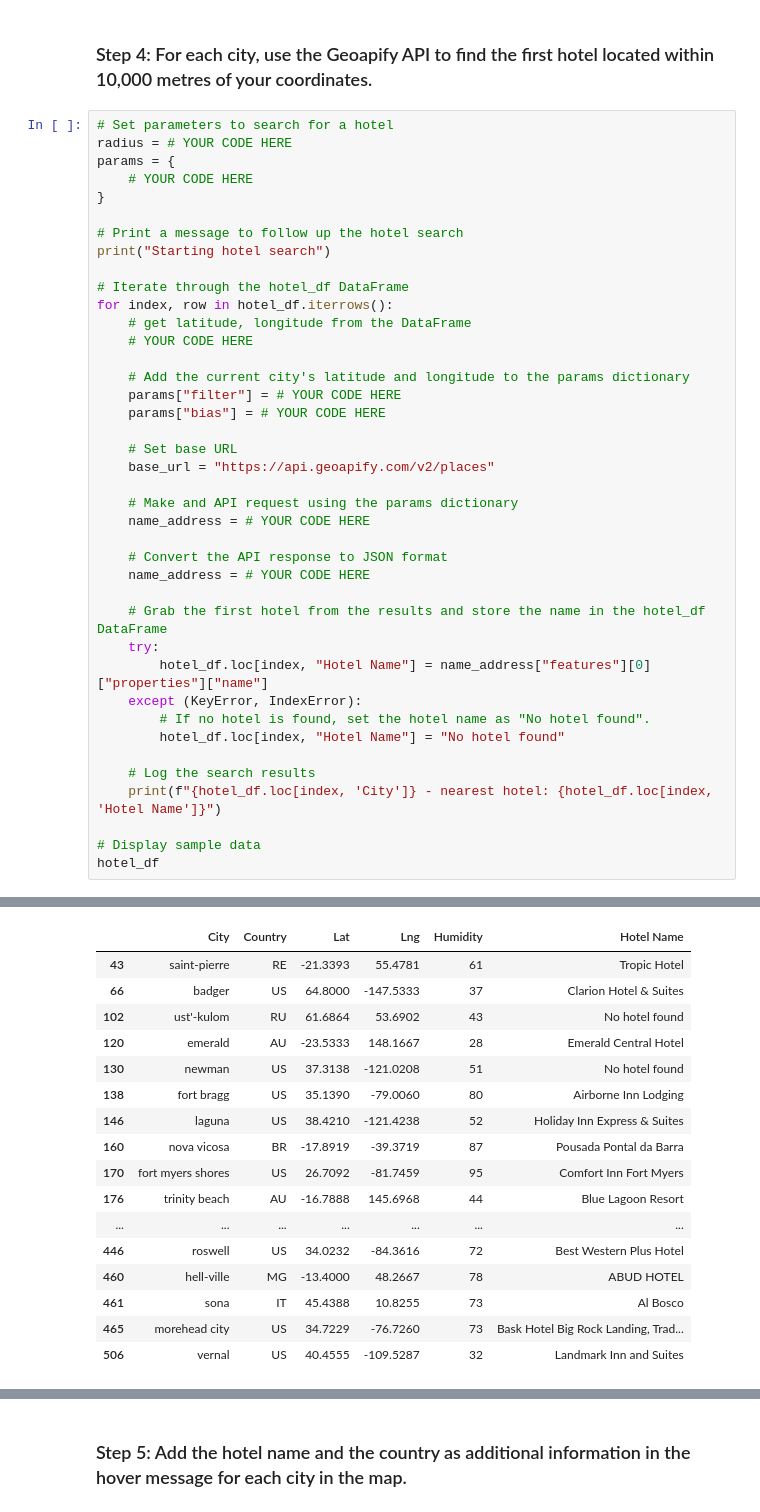
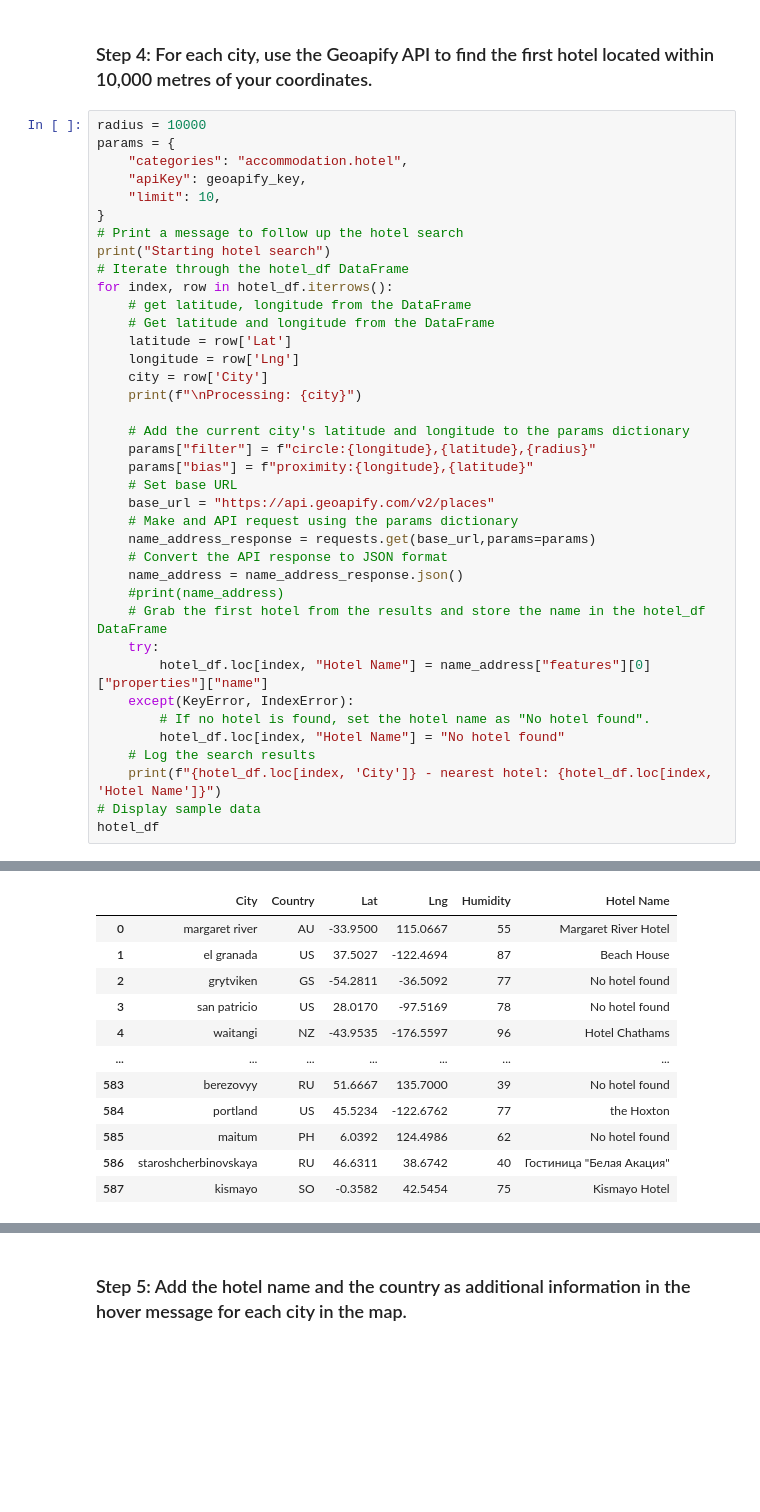
Before and after one commit to shalini1807/python-api-challange, a Jupyter notebook: WeatherPy/VacationPy.ipynb, the cells around one changed output, grey strips where cells are left out. Cells and saved outputs as stored; diff of their text form; blank space fills up the shorter version.

```diff
--- a/WeatherPy/VacationPy.ipynb
+++ b/WeatherPy/VacationPy.ipynb
@@ -112,43 +121,41 @@ hotel_df[hotel_df['City'] == 'Saint-Pierre']
 # %% [markdown]
 ### Step 4: For each city, use the Geoapify API to find the first hotel located within 10,000 metres of your coordinates.
 # %%
-# Set parameters to search for a hotel
-radius = # YOUR CODE HERE
+radius = 10000
 params = {
-    # YOUR CODE HERE
+    "categories": "accommodation.hotel",
+    "apiKey": geoapify_key,
+    "limit": 10,
 }
-
 # Print a message to follow up the hotel search
 print("Starting hotel search")
-
 # Iterate through the hotel_df DataFrame
 for index, row in hotel_df.iterrows():
     # get latitude, longitude from the DataFrame
-    # YOUR CODE HERE
+    # Get latitude and longitude from the DataFrame
+    latitude = row['Lat']
+    longitude = row['Lng']
+    city = row['City']
+    print(f"\nProcessing: {city}")
 
     # Add the current city's latitude and longitude to the params dictionary
-    params["filter"] = # YOUR CODE HERE
-    params["bias"] = # YOUR CODE HERE
-
+    params["filter"] = f"circle:{longitude},{latitude},{radius}"
+    params["bias"] = f"proximity:{longitude},{latitude}"
     # Set base URL
     base_url = "https://api.geoapify.com/v2/places"
-
     # Make and API request using the params dictionary
-    name_address = # YOUR CODE HERE
-
+    name_address_response = requests.get(base_url,params=params)
     # Convert the API response to JSON format
-    name_address = # YOUR CODE HERE
-
+    name_address = name_address_response.json()
+    #print(name_address)
     # Grab the first hotel from the results and store the name in the hotel_df DataFrame
     try:
         hotel_df.loc[index, "Hotel Name"] = name_address["features"][0]["properties"]["name"]
-    except (KeyError, IndexError):
+    except(KeyError, IndexError):
         # If no hotel is found, set the hotel name as "No hotel found".
         hotel_df.loc[index, "Hotel Name"] = "No hotel found"
-
     # Log the search results
     print(f"{hotel_df.loc[index, 'City']} - nearest hotel: {hotel_df.loc[index, 'Hotel Name']}")
-
 # Display sample data
 hotel_df
 # %% [output]
@@ -172,17 +179,12 @@ vernal - nearest hotel: Landmark Inn and Suites
 |  | City | Country | Lat | Lng | Humidity | Hotel Name |
-| 43 | saint-pierre | RE | -21.3393 | 55.4781 | 61 | Tropic Hotel |
-| 66 | badger | US | 64.8000 | -147.5333 | 37 | Clarion Hotel & Suites |
-| 102 | ust'-kulom | RU | 61.6864 | 53.6902 | 43 | No hotel found |
-| 120 | emerald | AU | -23.5333 | 148.1667 | 28 | Emerald Central Hotel |
-| 130 | newman | US | 37.3138 | -121.0208 | 51 | No hotel found |
-| 138 | fort bragg | US | 35.1390 | -79.0060 | 80 | Airborne Inn Lodging |
-| 146 | laguna | US | 38.4210 | -121.4238 | 52 | Holiday Inn Express & Suites |
-| 160 | nova vicosa | BR | -17.8919 | -39.3719 | 87 | Pousada Pontal da Barra |
-| 170 | fort myers shores | US | 26.7092 | -81.7459 | 95 | Comfort Inn Fort Myers |
-| 176 | trinity beach | AU | -16.7888 | 145.6968 | 44 | Blue Lagoon Resort |
+| 0 | margaret river | AU | -33.9500 | 115.0667 | 55 | Margaret River Hotel |
+| 1 | el granada | US | 37.5027 | -122.4694 | 87 | Beach House |
+| 2 | grytviken | GS | -54.2811 | -36.5092 | 77 | No hotel found |
+| 3 | san patricio | US | 28.0170 | -97.5169 | 78 | No hotel found |
+| 4 | waitangi | NZ | -43.9535 | -176.5597 | 96 | Hotel Chathams |
 | ... | ... | ... | ... | ... | ... | ... |
-| 446 | roswell | US | 34.0232 | -84.3616 | 72 | Best Western Plus Hotel |
-| 460 | hell-ville | MG | -13.4000 | 48.2667 | 78 | ABUD HOTEL |
-| 461 | sona | IT | 45.4388 | 10.8255 | 73 | Al Bosco |
-| 465 | morehead city | US | 34.7229 | -76.7260 | 73 | Bask Hotel Big Rock Landing, Trad... |
-| 506 | vernal | US | 40.4555 | -109.5287 | 32 | Landmark Inn and Suites |
+| 583 | berezovyy | RU | 51.6667 | 135.7000 | 39 | No hotel found |
+| 584 | portland | US | 45.5234 | -122.6762 | 77 | the Hoxton |
+| 585 | maitum | PH | 6.0392 | 124.4986 | 62 | No hotel found |
+| 586 | staroshcherbinovskaya | RU | 46.6311 | 38.6742 | 40 | Гостиница "Белая Акация" |
+| 587 | kismayo | SO | -0.3582 | 42.5454 | 75 | Kismayo Hotel |
```
Also changed, not shown: parts of 6 cells of this notebook, 4 other files.
